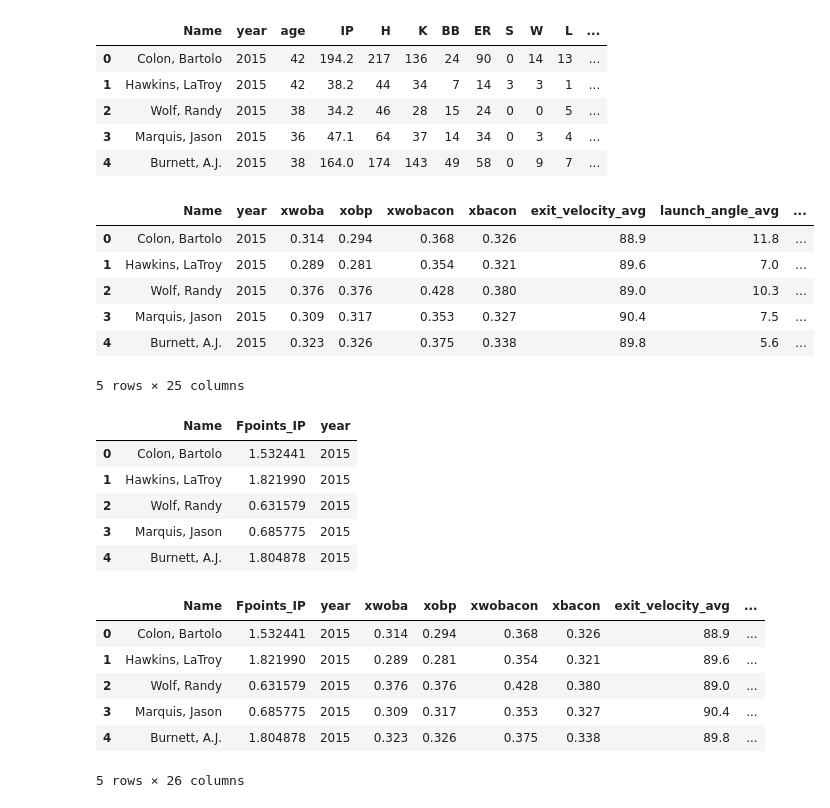
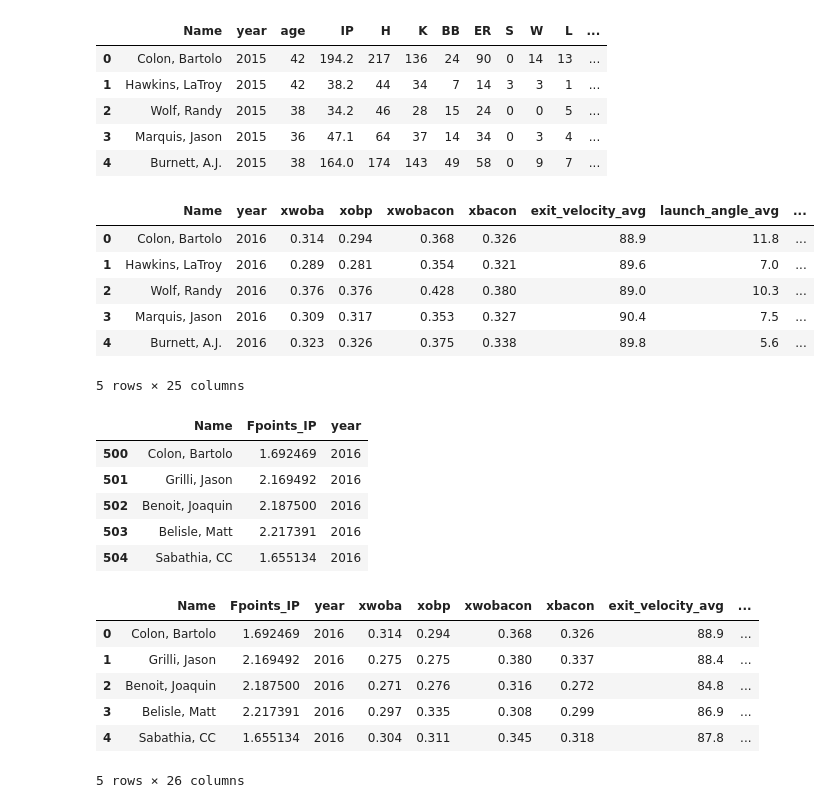
Before and after one commit to mcgillies/MLBFantasy24, a Jupyter notebook: p_combine.ipynb, the cells around one changed output. Cells and saved outputs as stored; diff of their text form; code cells hidden in the pictures.

```diff
--- a/p_combine.ipynb
+++ b/p_combine.ipynb
@@ -24,35 +24,38 @@ stats.head()
 # %%
 metrics = metrics.rename(columns = {'last_name, first_name':'Name'})
 metrics = metrics.drop(columns = ['player_id'])
+metrics['year'] = metrics['year'] + 1
+metrics = metrics[metrics['year'] < 2024]
+stats = stats[stats['year'] > 2015]
 metrics.head()
 # %% [output]
 |  | Name | year | xwoba | xobp | xwobacon | xbacon | exit_velocity_avg | launch_angle_avg | ... |
-| 0 | Colon, Bartolo | 2015 | 0.314 | 0.294 | 0.368 | 0.326 | 88.9 | 11.8 | ... |
-| 1 | Hawkins, LaTroy | 2015 | 0.289 | 0.281 | 0.354 | 0.321 | 89.6 | 7.0 | ... |
-| 2 | Wolf, Randy | 2015 | 0.376 | 0.376 | 0.428 | 0.380 | 89.0 | 10.3 | ... |
-| 3 | Marquis, Jason | 2015 | 0.309 | 0.317 | 0.353 | 0.327 | 90.4 | 7.5 | ... |
-| 4 | Burnett, A.J. | 2015 | 0.323 | 0.326 | 0.375 | 0.338 | 89.8 | 5.6 | ... |
+| 0 | Colon, Bartolo | 2016 | 0.314 | 0.294 | 0.368 | 0.326 | 88.9 | 11.8 | ... |
+| 1 | Hawkins, LaTroy | 2016 | 0.289 | 0.281 | 0.354 | 0.321 | 89.6 | 7.0 | ... |
+| 2 | Wolf, Randy | 2016 | 0.376 | 0.376 | 0.428 | 0.380 | 89.0 | 10.3 | ... |
+| 3 | Marquis, Jason | 2016 | 0.309 | 0.317 | 0.353 | 0.327 | 90.4 | 7.5 | ... |
+| 4 | Burnett, A.J. | 2016 | 0.323 | 0.326 | 0.375 | 0.338 | 89.8 | 5.6 | ... |
 5 rows × 25 columns
 # %%
 fpts = stats[['Name','Fpoints_IP', 'year']]
 fpts.head()
 # %% [output]
 |  | Name | Fpoints_IP | year |
-| 0 | Colon, Bartolo | 1.532441 | 2015 |
-| 1 | Hawkins, LaTroy | 1.821990 | 2015 |
-| 2 | Wolf, Randy | 0.631579 | 2015 |
-| 3 | Marquis, Jason | 0.685775 | 2015 |
-| 4 | Burnett, A.J. | 1.804878 | 2015 |
+| 500 | Colon, Bartolo | 1.692469 | 2016 |
+| 501 | Grilli, Jason | 2.169492 | 2016 |
+| 502 | Benoit, Joaquin | 2.187500 | 2016 |
+| 503 | Belisle, Matt | 2.217391 | 2016 |
+| 504 | Sabathia, CC | 1.655134 | 2016 |
 # %%
 both = fpts.merge(metrics, on = ['Name', 'year'])
 both.head()
 # %% [output]
 |  | Name | Fpoints_IP | year | xwoba | xobp | xwobacon | xbacon | exit_velocity_avg | ... |
-| 0 | Colon, Bartolo | 1.532441 | 2015 | 0.314 | 0.294 | 0.368 | 0.326 | 88.9 | ... |
-| 1 | Hawkins, LaTroy | 1.821990 | 2015 | 0.289 | 0.281 | 0.354 | 0.321 | 89.6 | ... |
-| 2 | Wolf, Randy | 0.631579 | 2015 | 0.376 | 0.376 | 0.428 | 0.380 | 89.0 | ... |
-| 3 | Marquis, Jason | 0.685775 | 2015 | 0.309 | 0.317 | 0.353 | 0.327 | 90.4 | ... |
-| 4 | Burnett, A.J. | 1.804878 | 2015 | 0.323 | 0.326 | 0.375 | 0.338 | 89.8 | ... |
+| 0 | Colon, Bartolo | 1.692469 | 2016 | 0.314 | 0.294 | 0.368 | 0.326 | 88.9 | ... |
+| 1 | Grilli, Jason | 2.169492 | 2016 | 0.275 | 0.275 | 0.380 | 0.337 | 88.4 | ... |
+| 2 | Benoit, Joaquin | 2.187500 | 2016 | 0.271 | 0.276 | 0.316 | 0.272 | 84.8 | ... |
+| 3 | Belisle, Matt | 2.217391 | 2016 | 0.297 | 0.335 | 0.308 | 0.299 | 86.9 | ... |
+| 4 | Sabathia, CC | 1.655134 | 2016 | 0.304 | 0.311 | 0.345 | 0.318 | 87.8 | ... |
 5 rows × 26 columns
 # %%
 both.to_csv("data/p_combined.csv")
```
Also changed, not shown: 18 other files.
